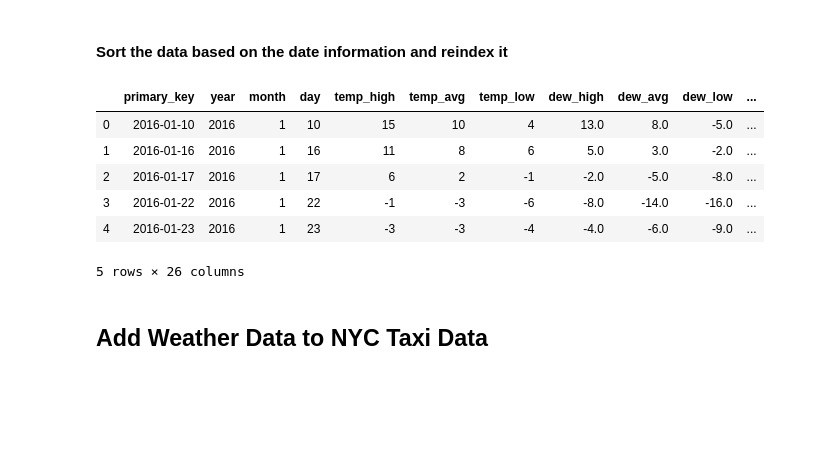
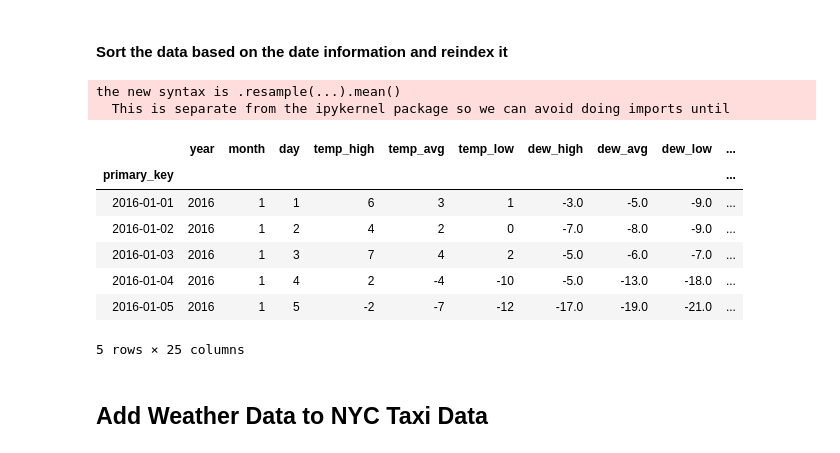
Before and after one commit to A5-015/nyc-taxi-data, a Jupyter notebook: nyc-taxi-data-analysis.ipynb, the cells around one changed output. Cells and saved outputs as stored; diff of their text form; code cells hidden in the pictures; blank space fills up the shorter version.

```diff
--- a/nyc-taxi-data-analysis.ipynb
+++ b/nyc-taxi-data-analysis.ipynb
@@ -33,7 +35,7 @@ for month in range(1,2):
 # %% [output]
 '\nfor month in range(1,2):\n    urllib.request.urlretrieve("https://s3.amazonaws.com/nyc-tlc/trip+data/"+                                "yellow_tripdata_2018-{0:0=2d}.csv".format(month), \n          ...
 # %%
-n = 100000
+n = 5000
 nyc_df = pd.read_csv("datasets/nyc.2018-01.csv", parse_dates=['tpep_pickup_datetime', 'tpep_dropoff_datetime'], nrows = n)
 nyc_df = nyc_df.set_index('tpep_pickup_datetime')
 nyc_df.describe()
@@ -304,9 +306,7 @@ dtype: int64
 # %% [markdown]
 #### Drop rows with missing values and the events column since it is a string
 # %%
-weather_df = weather_df.dropna()
-
 weather_df = weather_df.drop("events", axis = 1)
-
+#weather_df = weather_df.dropna()
 weather_df.isnull().sum()
 # %% [output]
@@ -354,16 +354,21 @@ See the caveats in the documentation: http://pandas.pydata.org/pandas-docs/stabl
 # %% [markdown]
 #### Sort the data based on the date information and reindex it
 # %%
+weather_df['primary_key'] = pd.to_datetime(weather_df['primary_key'])
 weather_df = weather_df.set_index('primary_key')
-weather_df.reset_index(inplace=True)
+weather_df.resample('D', how='mean')
+#weather_df.reset_index(inplace=True)
 weather_df.head()
 # %% [output]
+the new syntax is .resample(...).mean()
+  This is separate from the ipykernel package so we can avoid doing imports until
-|  | primary_key | year | month | day | temp_high | temp_avg | temp_low | dew_high | dew_avg | dew_low | ... |
-| 0 | 2016-01-10 | 2016 | 1 | 10 | 15 | 10 | 4 | 13.0 | 8.0 | -5.0 | ... |
-| 1 | 2016-01-16 | 2016 | 1 | 16 | 11 | 8 | 6 | 5.0 | 3.0 | -2.0 | ... |
-| 2 | 2016-01-17 | 2016 | 1 | 17 | 6 | 2 | -1 | -2.0 | -5.0 | -8.0 | ... |
-| 3 | 2016-01-22 | 2016 | 1 | 22 | -1 | -3 | -6 | -8.0 | -14.0 | -16.0 | ... |
-| 4 | 2016-01-23 | 2016 | 1 | 23 | -3 | -3 | -4 | -4.0 | -6.0 | -9.0 | ... |
+|  | year | month | day | temp_high | temp_avg | temp_low | dew_high | dew_avg | dew_low | ... |
+| primary_key |  |  |  |  |  |  |  |  |  | ... |
+| 2016-01-01 | 2016 | 1 | 1 | 6 | 3 | 1 | -3.0 | -5.0 | -9.0 | ... |
+| 2016-01-02 | 2016 | 1 | 2 | 4 | 2 | 0 | -7.0 | -8.0 | -9.0 | ... |
+| 2016-01-03 | 2016 | 1 | 3 | 7 | 4 | 2 | -5.0 | -6.0 | -7.0 | ... |
+| 2016-01-04 | 2016 | 1 | 4 | 2 | -4 | -10 | -5.0 | -13.0 | -18.0 | ... |
+| 2016-01-05 | 2016 | 1 | 5 | -2 | -7 | -12 | -17.0 | -19.0 | -21.0 | ... |
-5 rows × 26 columns
+5 rows × 25 columns
 # %% [markdown]
 ## Add Weather Data to NYC Taxi Data
```
Also changed, not shown: parts of 11 cells of this notebook, 1 other file.
